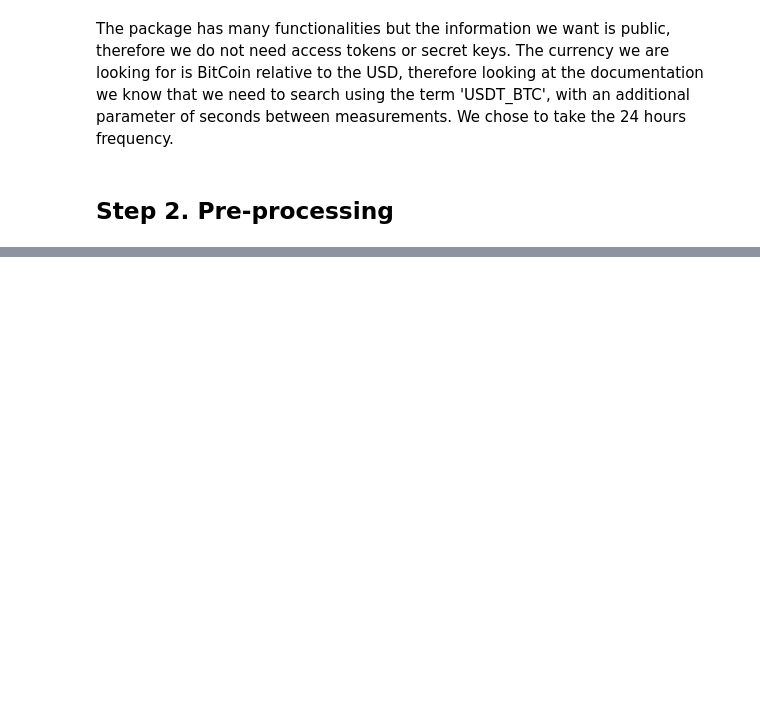
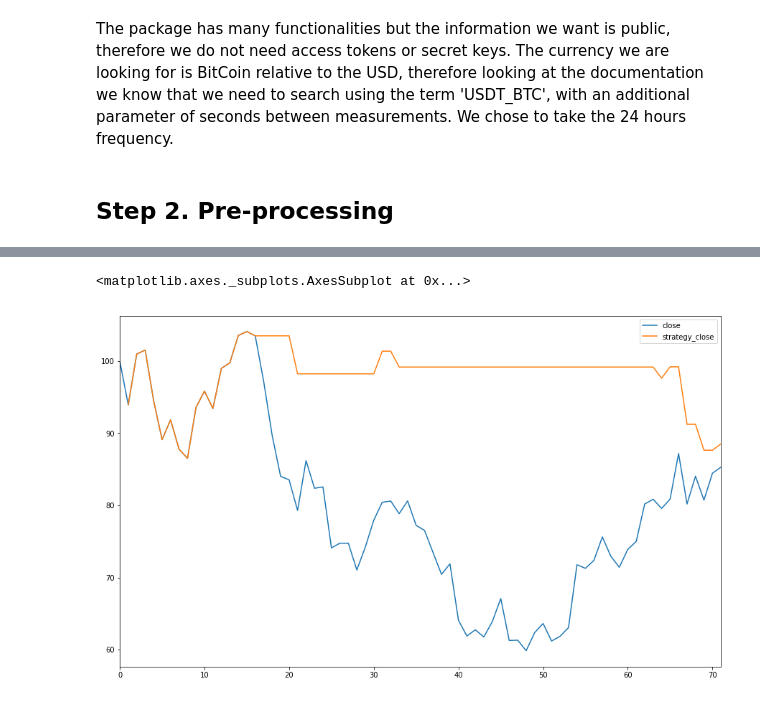
Before and after one commit to ViktorMalesevic/Bitcoin-NLP-Strategy, a Jupyter notebook: 01_presentation_notebook.ipynb, the cells around one changed output, grey strips where cells are left out. Cells and saved outputs as stored; diff of their text form; code cells hidden in the pictures; blank space fills up the shorter version.

```diff
--- a/01_presentation_notebook.ipynb
+++ b/01_presentation_notebook.ipynb
@@ -359,0 +516,3 @@ master['invest'] = master['return_day+1']>0
+# %%
+data = pd.read_csv("Data/backtest_data.csv")
+data
@@ -359,0 +535,4 @@ master['invest'] = master['return_day+1']>0
+# %%
+btc_price = data[["close","predict"]]
+btc_price["close"] = btc_price["close"].rebase(100)
+btc_price
@@ -359,0 +559,11 @@ master['invest'] = master['return_day+1']>0
+# %%
+btc_returns = btc_price.copy()
+btc_returns["returns"] = btc_returns["close"].pct_change()
+btc_returns["returns"] = btc_returns["returns"] #.shift(-1)
+#btc_returns["strategy"] = btc_returns["close"]
+#btc_returns["strategy"].loc[data[["predict"]] == False, btc_returns["strategy"]] = 0
+btc_returns["strategy_returns"] = btc_returns["returns"]
+btc_returns.loc[btc_returns["predict"] == False, "strategy_returns"] = 0
+# %%
+btc_returns["strategy_close"] = btc_returns["close"]
+btc_returns["strategy_close"] = 100 * np.cumprod(btc_returns["strategy_returns"] + 1)
@@ -359,0 +586,5 @@ master['invest'] = master['return_day+1']>0
+# %%
+btc_returns[["close","strategy_close"]].plot(figsize = (15,9))
+# %% [output]
+<matplotlib.axes._subplots.AxesSubplot at 0x...>
+[figure, added]
```
Also changed, not shown: parts of 34 cells of this notebook.
